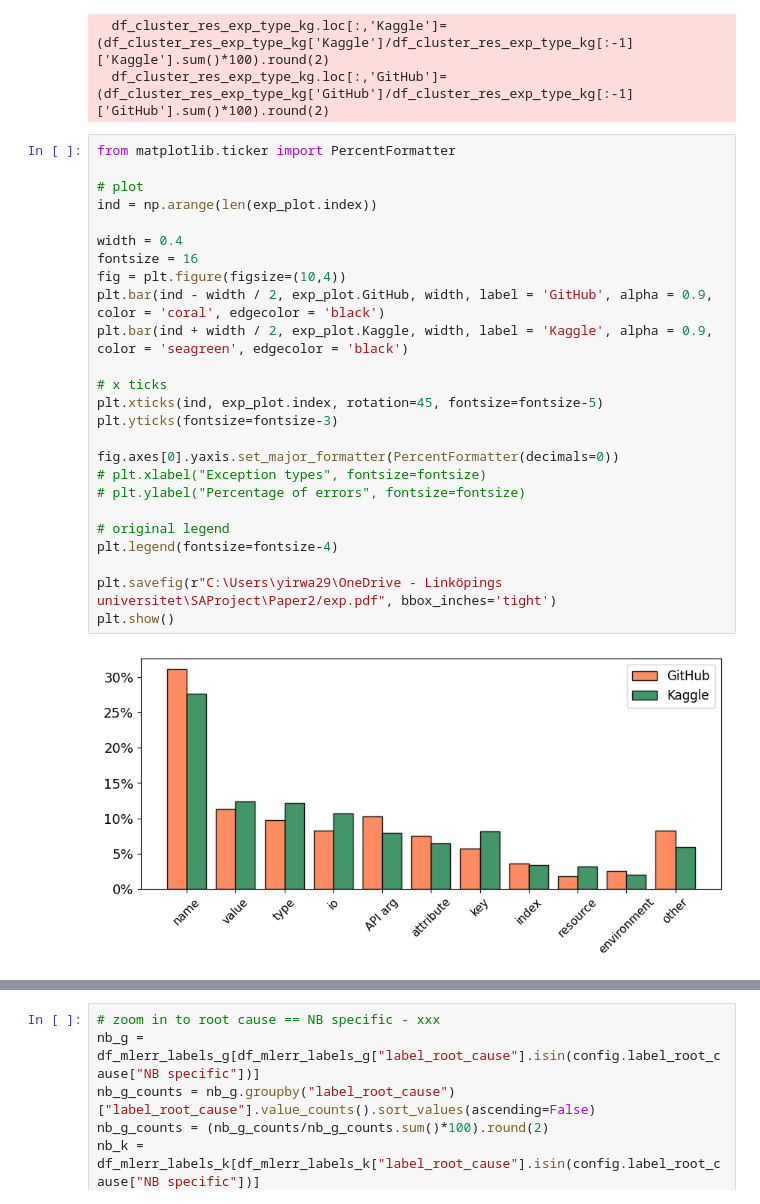
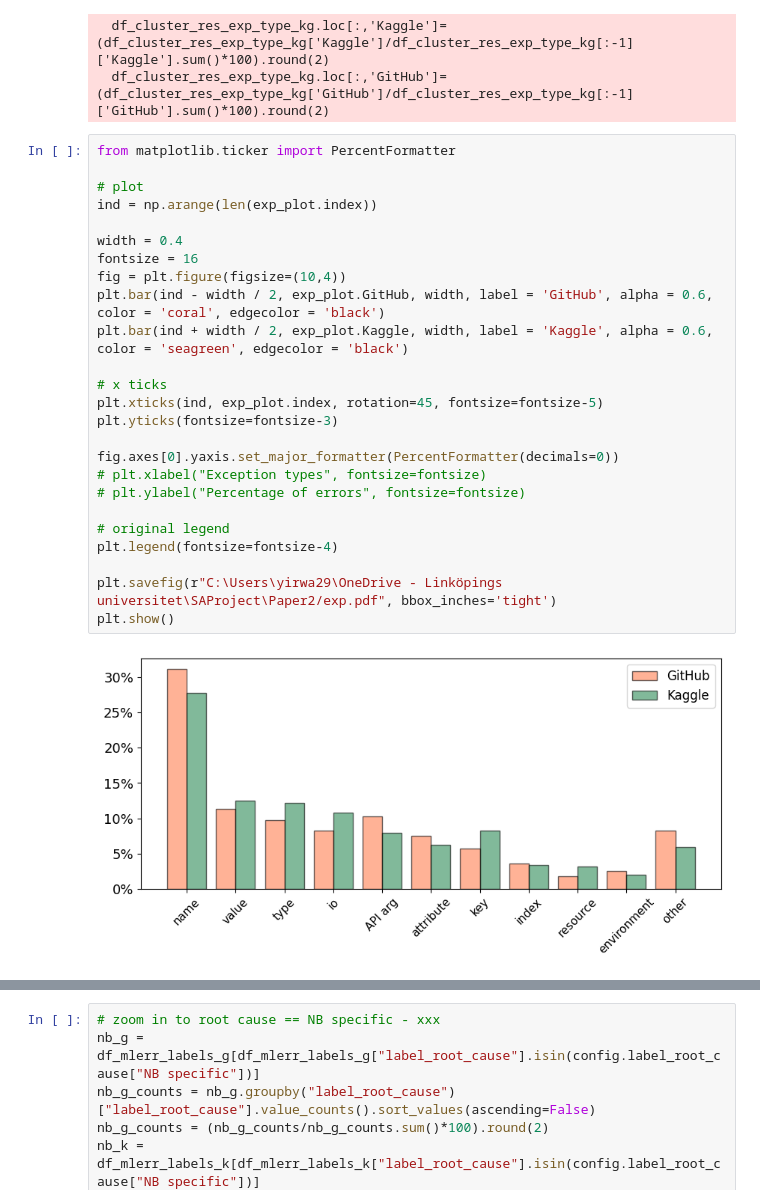
Before and after one commit to PELAB-LiU/jupyter_nbs_empirical, a Jupyter notebook: notebook_error_analysis-manual_labels_plots_rqs.ipynb, the cells around one changed output, grey strips where cells are left out. Saved outputs shown, nothing was run; the diff lists cells and outputs as text.

```diff
--- a/notebook_error_analysis-manual_labels_plots_rqs.ipynb
+++ b/notebook_error_analysis-manual_labels_plots_rqs.ipynb
@@ -222,30 +222,30 @@ exp_plot = df_cluster_res_exp_type_kg[:-1]
 # %%
 from matplotlib.ticker import PercentFormatter
 
 # plot
 ind = np.arange(len(exp_plot.index))
 
 width = 0.4
 fontsize = 16
 fig = plt.figure(figsize=(10,4))
-plt.bar(ind - width / 2, exp_plot.GitHub, width, label = 'GitHub', alpha = 0.9, color = 'coral', edgecolor = 'black')
-plt.bar(ind + width / 2, exp_plot.Kaggle, width, label = 'Kaggle', alpha = 0.9, color = 'seagreen', edgecolor = 'black')
+plt.bar(ind - width / 2, exp_plot.GitHub, width, label = 'GitHub', alpha = 0.6, color = 'coral', edgecolor = 'black')
+plt.bar(ind + width / 2, exp_plot.Kaggle, width, label = 'Kaggle', alpha = 0.6, color = 'seagreen', edgecolor = 'black')
 
 # x ticks
 plt.xticks(ind, exp_plot.index, rotation=45, fontsize=fontsize-5)
 plt.yticks(fontsize=fontsize-3)
 
 fig.axes[0].yaxis.set_major_formatter(PercentFormatter(decimals=0))
 # plt.xlabel("Exception types", fontsize=fontsize)
 # plt.ylabel("Percentage of errors", fontsize=fontsize)
 
 # original legend
 plt.legend(fontsize=fontsize-4)
 
 plt.savefig(r"C:\Users\yirwa29\OneDrive - Linköpings universitet\SAProject\Paper2/exp.pdf", bbox_inches='tight')
 plt.show()
 # %% [output]
-[figure, old version]
+[figure, new version]
 # %%
 # root cause
 rc = pd.DataFrame([cluster_res_k_sum_weighted_sum['label_root_cause'],
```
Also changed, not shown: parts of 11 cells of this notebook, 2 other files.
